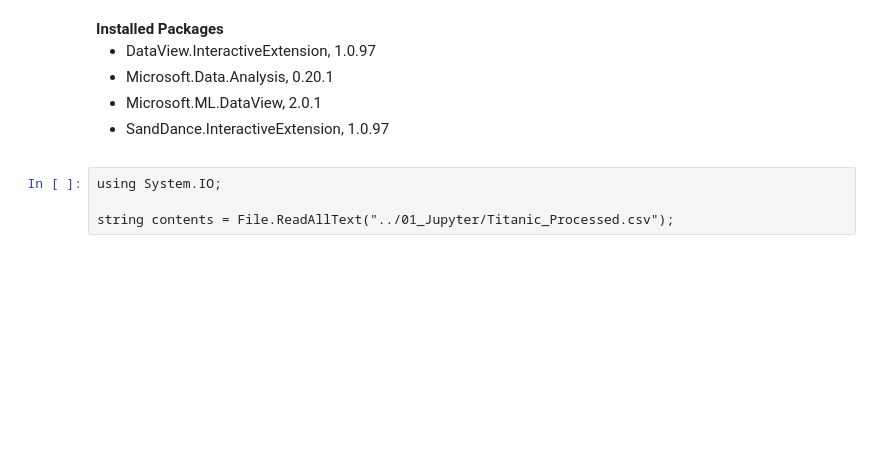
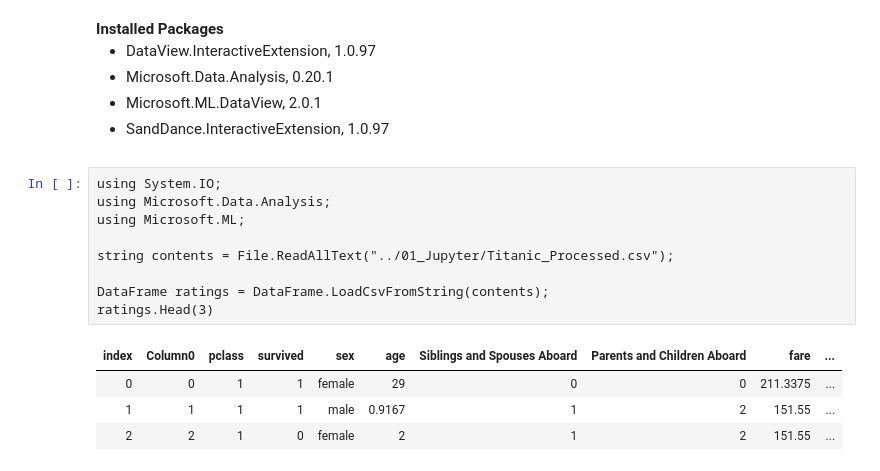
Before and after one commit to IntegerMan/PolyglotNotebookTalk, a Jupyter notebook: 02_Polyglot/14_SandDance.ipynb, the cells around one changed output. Cells and saved outputs as stored; diff of their text form; blank space fills up the shorter version.

```diff
--- a/02_Polyglot/14_SandDance.ipynb
+++ b/02_Polyglot/14_SandDance.ipynb
@@ -11,5 +11,15 @@ Microsoft.ML.DataView, 2.0.1
 SandDance.InteractiveExtension, 1.0.97
 # %%
 using System.IO;
+using Microsoft.Data.Analysis;
+using Microsoft.ML;
 
 string contents = File.ReadAllText("../01_Jupyter/Titanic_Processed.csv");
+
+DataFrame ratings = DataFrame.LoadCsvFromString(contents);
+ratings.Head(3)
+# %% [output]
+| index | Column0 | pclass | survived | sex | age | Siblings and Spouses Aboard | Parents and Children Aboard | fare | ... |
+| 0 | 0 | 1 | 1 | female | 29 | 0 | 0 | 211.3375 | ... |
+| 1 | 1 | 1 | 1 | male | 0.9167 | 1 | 2 | 151.55 | ... |
+| 2 | 2 | 1 | 0 | female | 2 | 1 | 2 | 151.55 | ... |
```
Also changed, not shown: parts of 14 cells of this notebook, 6 other files.
